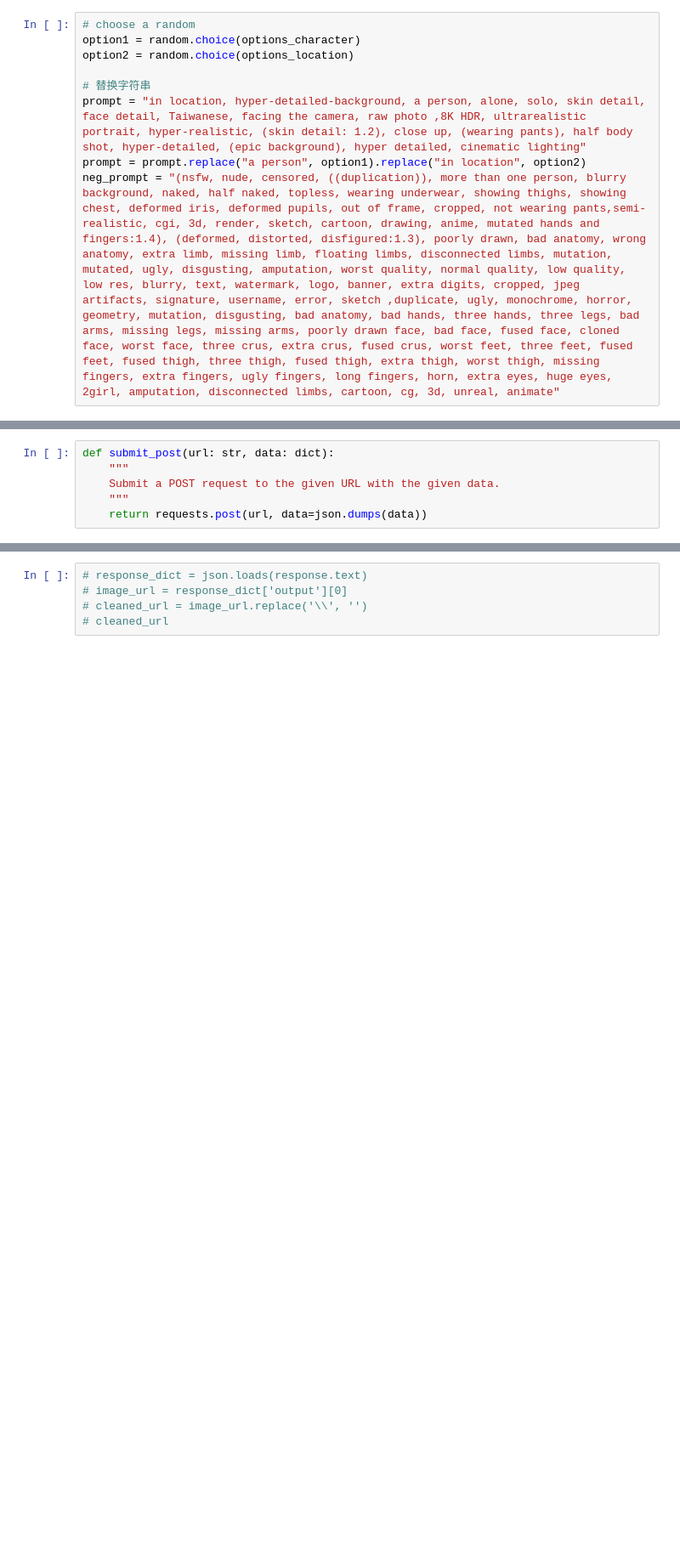
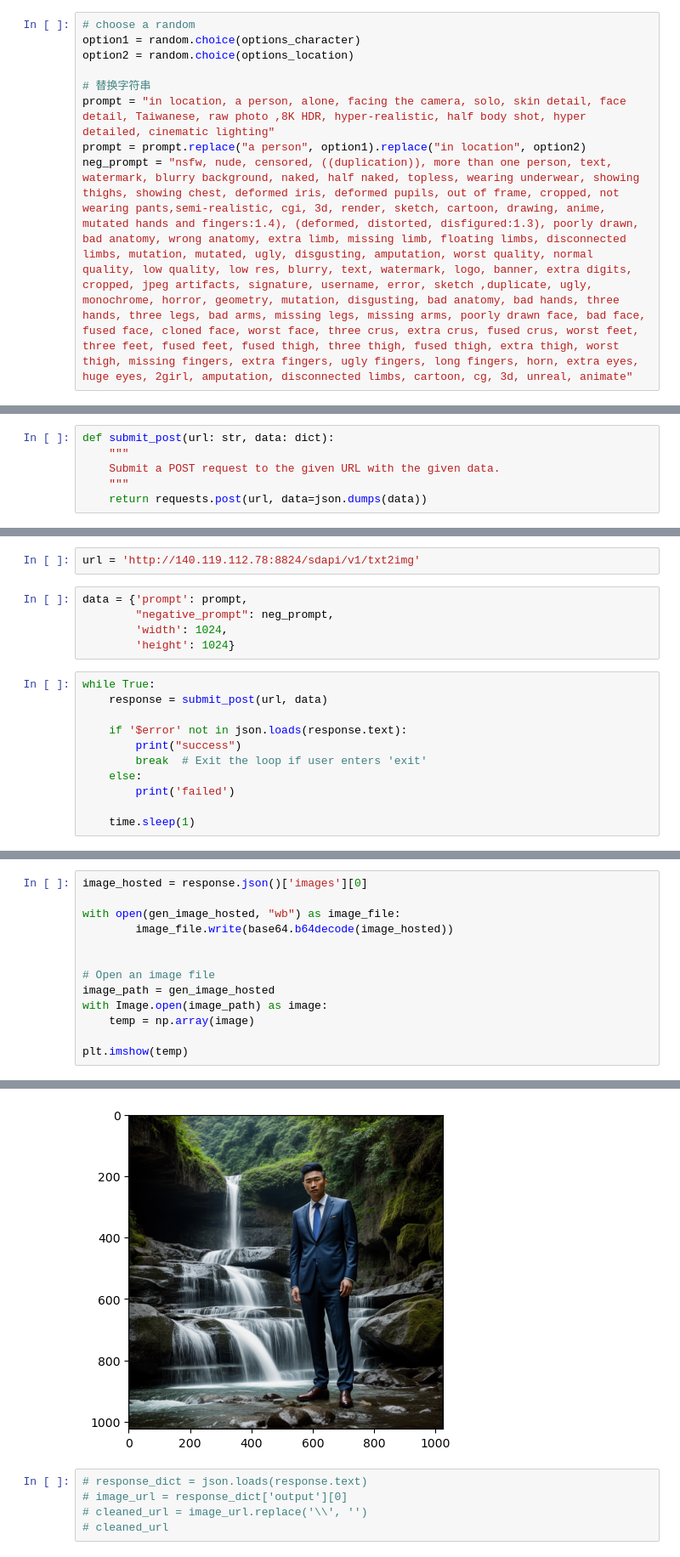
Before and after one commit to advapplab/cid_backend, a Jupyter notebook: demo.ipynb, the cells around one changed output, grey strips where cells are left out. Shown at 85% size. Cells and saved outputs as stored; diff of their text form; blank space fills up the shorter version.

```diff
--- a/demo.ipynb
+++ b/demo.ipynb
@@ -50,6 +50,6 @@ option1 = random.choice(options_character)
 option2 = random.choice(options_location)
 
 # 替换字符串
-prompt = "in location, hyper-detailed-background, a person, alone, solo, skin detail, face detail, Taiwanese, facing the camera, raw photo ,8K HDR, ultrarealistic portrait, hyper-realistic, (skin detail: 1.2), close up, (wearing pants), half body shot, hyper-detailed, (epic background), hyper detailed, cinematic lighting"
+prompt = "in location, a person, alone, facing the camera, solo, skin detail, face detail, Taiwanese, raw photo ,8K HDR, hyper-realistic, half body shot, hyper detailed, cinematic lighting"
 prompt = prompt.replace("a person", option1).replace("in location", option2)
-neg_prompt = "(nsfw, nude, censored, ((duplication)), more than one person, blurry background, naked, half naked, topless, wearing underwear, showing thighs, showing chest, deformed iris, deformed pupils, out of frame, cropped, not wearing pants,semi-realistic, cgi, 3d, render, sketch, cartoon, drawing, anime, mutated hands and fingers:1.4), (deformed, distorted, disfigured:1.3), poorly drawn, bad anatomy, wrong anatomy, extra limb, missing limb, floating limbs, disconnected limbs, mutation, mutated, ugly, disgusting, amputation, worst quality, normal quality, low quality, low res, blurry, text, watermark, logo, banner, extra digits, cropped, jpeg artifacts, signature, username, error, sketch ,duplicate, ugly, monochrome, horror, geometry, mutation, disgusting, bad anatomy, bad hands, three hands, three legs, bad arms, missing legs, missing arms, poorly drawn face, bad face, fused face, cloned face, worst face, three crus, extra crus, fused crus, worst feet, three feet, fused feet, fused thigh, three thigh, fused thigh, extra thigh, worst thigh, missing fingers, extra fingers, ugly fingers, long fingers, horn, extra eyes, huge eyes, 2girl, amputation, disconnected limbs, cartoon, cg, 3d, unreal, animate"
+neg_prompt = "nsfw, nude, censored, ((duplication)), more than one person, text, watermark, blurry background, naked, half naked, topless, wearing underwear, showing thighs, showing chest, deformed iris, deformed pupils, out of frame, cropped, not wearing pants,semi-realistic, cgi, 3d, render, sketch, cartoon, drawing, anime, mutated hands and fingers:1.4), (deformed, distorted, disfigured:1.3), poorly drawn, bad anatomy, wrong anatomy, extra limb, missing limb, floating limbs, disconnected limbs, mutation, mutated, ugly, disgusting, amputation, worst quality, normal quality, low quality, low res, blurry, text, watermark, logo, banner, extra digits, cropped, jpeg artifacts, signature, username, error, sketch ,duplicate, ugly, monochrome, horror, geometry, mutation, disgusting, bad anatomy, bad hands, three hands, three legs, bad arms, missing legs, missing arms, poorly drawn face, bad face, fused face, cloned face, worst face, three crus, extra crus, fused crus, worst feet, three feet, fused feet, fused thigh, three thigh, fused thigh, extra thigh, worst thigh, missing fingers, extra fingers, ugly fingers, long fingers, horn, extra eyes, huge eyes, 2girl, amputation, disconnected limbs, cartoon, cg, 3d, unreal, animate"
@@ -210,0 +259,18 @@ KeyError: 'image_base64'
+# %%
+url = 'http://140.119.112.78:8824/sdapi/v1/txt2img'
+# %%
+data = {'prompt': prompt,
+        "negative_prompt": neg_prompt,
+        'width': 1024,
+        'height': 1024}
+# %%
+while True:
+    response = submit_post(url, data)
+
+    if '$error' not in json.loads(response.text):
+        print("success")
+        break  # Exit the loop if user enters 'exit'
+    else:
+        print('failed')
+
+    time.sleep(1)
@@ -210,0 +279,14 @@ KeyError: 'image_base64'
+# %%
+image_hosted = response.json()['images'][0]
+
+with open(gen_image_hosted, "wb") as image_file:
+        image_file.write(base64.b64decode(image_hosted))
+
+
+# Open an image file
+image_path = gen_image_hosted
+with Image.open(image_path) as image:
+    temp = np.array(image)
+
+plt.imshow(temp)
+# %% [output]
@@ -211,3 +294,4 @@ KeyError: 'image_base64'
+[figure, added]
 # %%
 # response_dict = json.loads(response.text)
 # image_url = response_dict['output'][0]
```
Also changed, not shown: parts of 12 cells of this notebook.
